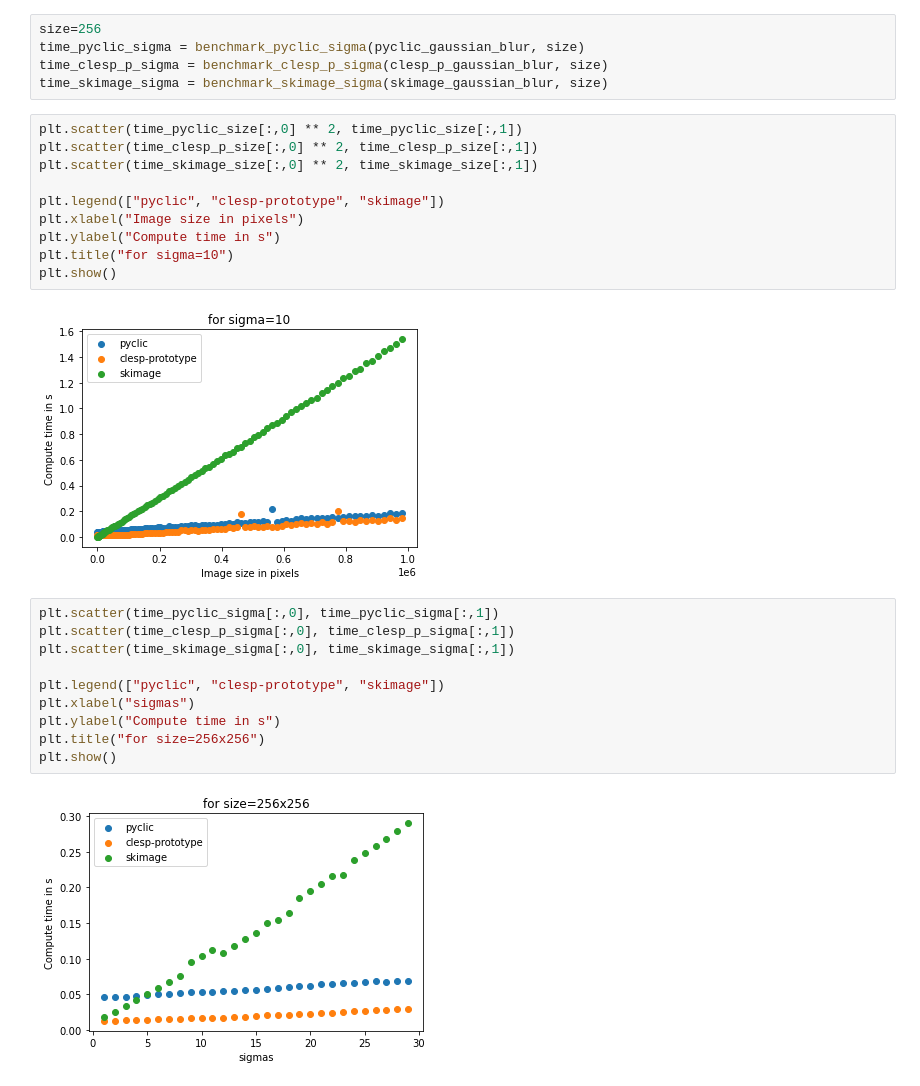
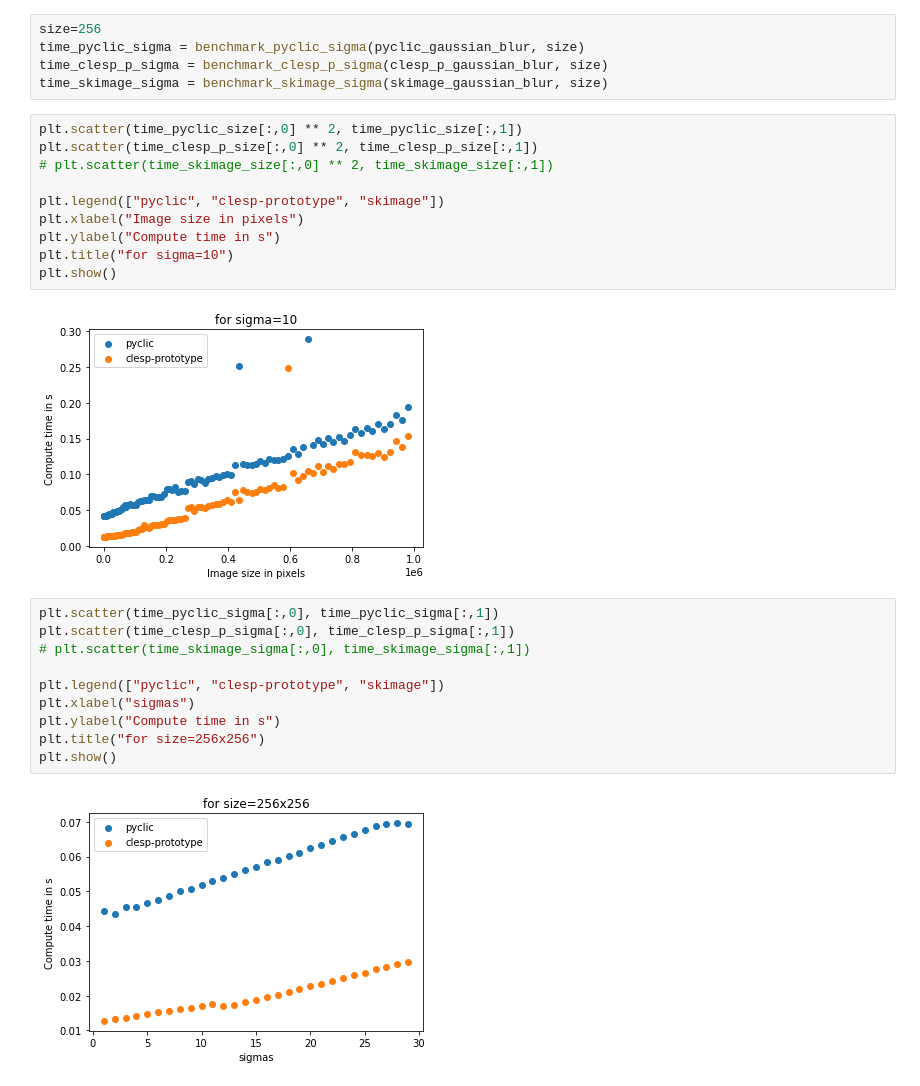
Before and after one commit to clEsperanto/pyclesperanto, a Jupyter notebook: demo/benchmark_gaussian.ipynb, the cells around one changed output. Cells and saved outputs as stored; diff of their text form.

```diff
--- a/demo/benchmark_gaussian.ipynb
+++ b/demo/benchmark_gaussian.ipynb
@@ -173,19 +173,19 @@ time_skimage_sigma = benchmark_skimage_sigma(skimage_gaussian_blur, size)
 # %%
 plt.scatter(time_pyclic_size[:,0] ** 2, time_pyclic_size[:,1])
 plt.scatter(time_clesp_p_size[:,0] ** 2, time_clesp_p_size[:,1])
-plt.scatter(time_skimage_size[:,0] ** 2, time_skimage_size[:,1])
+# plt.scatter(time_skimage_size[:,0] ** 2, time_skimage_size[:,1])
 
 plt.legend(["pyclic", "clesp-prototype", "skimage"])
 plt.xlabel("Image size in pixels")
 plt.ylabel("Compute time in s")
 plt.title("for sigma=10")
 plt.show()
 # %% [output]
-[figure, old version]
+[figure, new version]
 # %%
 plt.scatter(time_pyclic_sigma[:,0], time_pyclic_sigma[:,1])
 plt.scatter(time_clesp_p_sigma[:,0], time_clesp_p_sigma[:,1])
-plt.scatter(time_skimage_sigma[:,0], time_skimage_sigma[:,1])
+# plt.scatter(time_skimage_sigma[:,0], time_skimage_sigma[:,1])
 
 plt.legend(["pyclic", "clesp-prototype", "skimage"])
 plt.xlabel("sigmas")
@@ -193,4 +193,4 @@ plt.ylabel("Compute time in s")
 plt.title("for size=256x256")
 plt.show()
 # %% [output]
-[figure, old version]
+[figure, new version]
```
Also changed, not shown: 6 other files.
